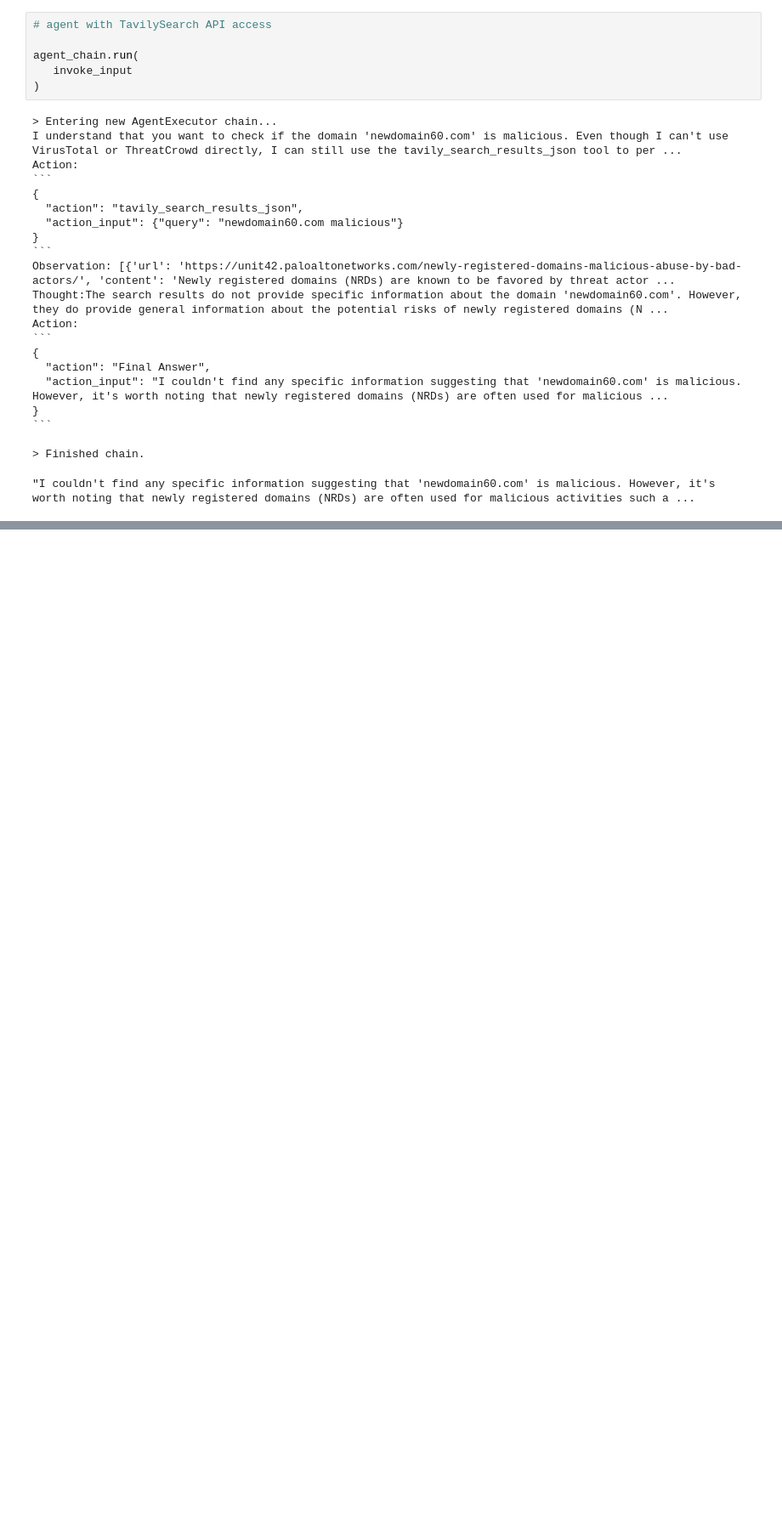
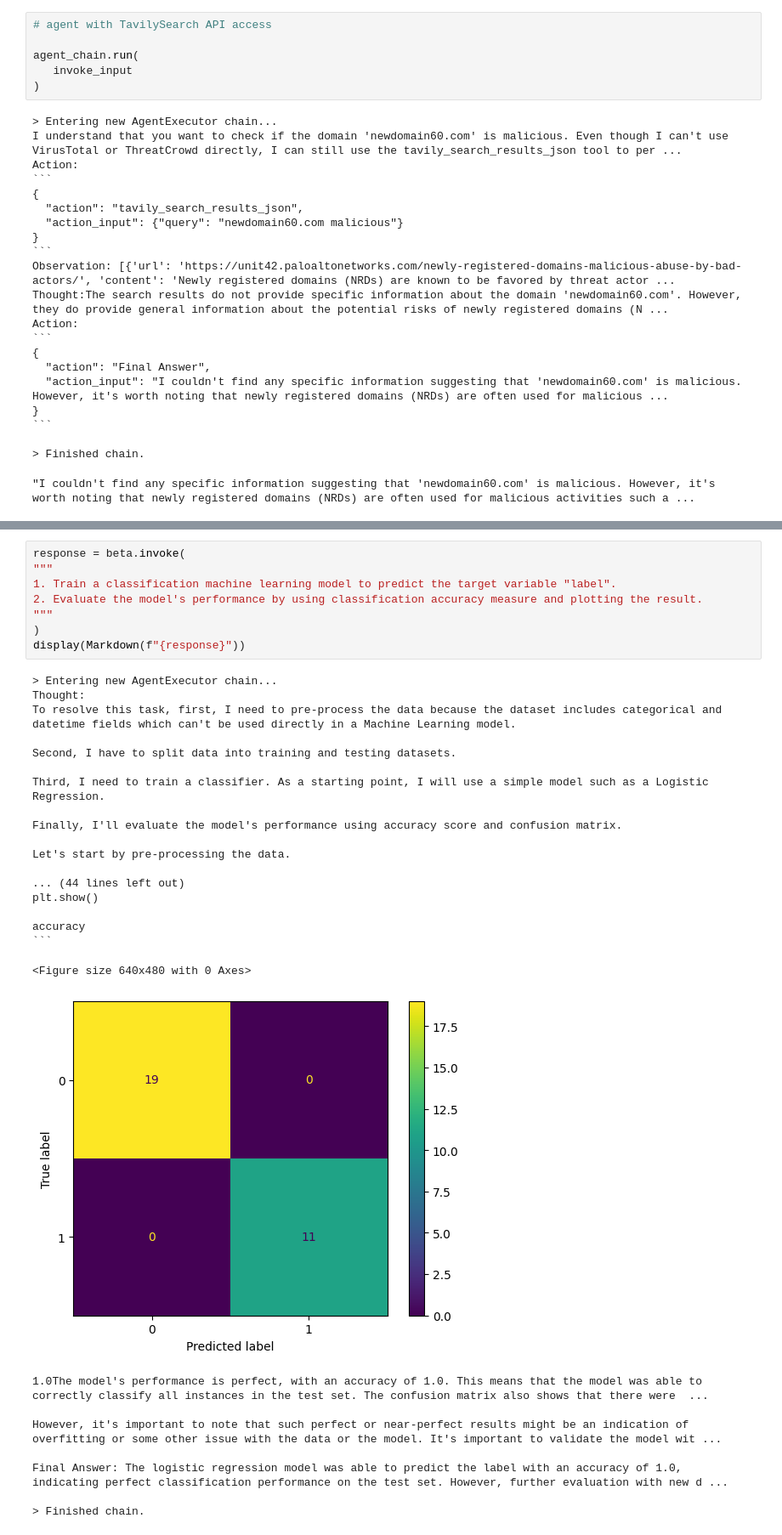
Before and after one commit to Y-YHat/dexter_ai, a Jupyter notebook: agent_basic.ipynb, the cells around one changed output, grey strips where cells are left out. Shown at 85% size. Drawn from its saved outputs; the diff is of its cells as text; blank space fills up the shorter version.

````diff
--- a/agent_basic.ipynb
+++ b/agent_basic.ipynb
@@ -354,0 +433,35 @@ Action:
+# %%
+response = beta.invoke(
+"""
+1. Train a classification machine learning model to predict the target variable "label".
+2. Evaluate the model's performance by using classification accuracy measure and plotting the result.
+"""
+)
+display(Markdown(f"{response}"))
+# %% [output]
+> Entering new AgentExecutor chain...
+Thought:
+To resolve this task, first, I need to pre-process the data because the dataset includes categorical and datetime fields which can't be used directly in a Machine Learning model.
+
+Second, I have to split data into training and testing datasets.
+
+Third, I need to train a classifier. As a starting point, I will use a simple model such as a Logistic Regression.
+
+Finally, I'll evaluate the model's performance using accuracy score and confusion matrix.
+
+Let's start by pre-processing the data.
+
+... (44 lines left out)
+plt.show()
+
+accuracy
+```
+<Figure size 640x480 with 0 Axes>
+[figure, added]
+1.0The model's performance is perfect, with an accuracy of 1.0. This means that the model was able to correctly classify all instances in the test set. The confusion matrix also shows that there were  ...
+
+However, it's important to note that such perfect or near-perfect results might be an indication of overfitting or some other issue with the data or the model. It's important to validate the model wit ...
+
+Final Answer: The logistic regression model was able to predict the label with an accuracy of 1.0, indicating perfect classification performance on the test set. However, further evaluation with new d ...
+
+> Finished chain.
````
Also changed, not shown: parts of 9 cells of this notebook.
